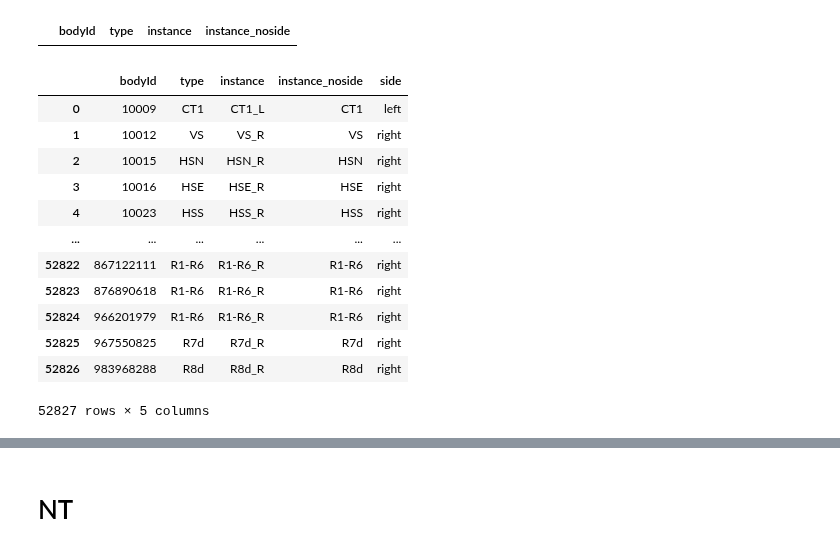
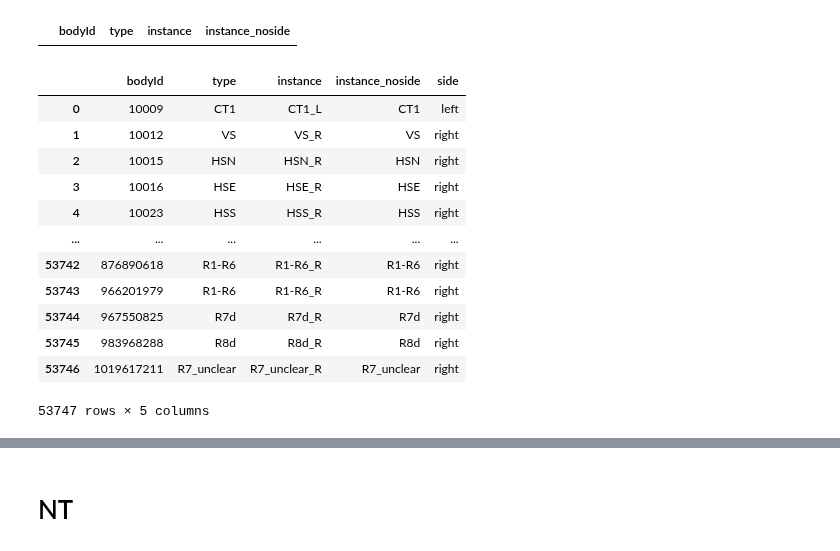
Before and after one commit to YijieYin/connectome_data_prep, a Jupyter notebook: maleCNS/adult_prepare_neuprint_optic_neuron.ipynb, the cells around one changed output, grey strips where cells are left out. Saved outputs shown, nothing was run; the diff lists cells and outputs as text; code cells hidden in the pictures.

```diff
--- a/maleCNS/adult_prepare_neuprint_optic_neuron.ipynb
+++ b/maleCNS/adult_prepare_neuprint_optic_neuron.ipynb
@@ -17,4 +18,7 @@ from neuprint import (
 c = Client("neuprint.janelia.org", dataset="optic-lobe:v1.1")
 # %% [markdown]
 # getting data
+# %%
+# connectivity between all neurons
+neuron_df, conn_df = fetch_adjacencies(NC(type=".*"), NC(type=".*"))
 # %%
@@ -800,26 +143,24 @@ neuron_df[neuron_df.type != neuron_df.instance_noside]
 # %%
 # seems like we can just use the type column
 # and use the instance for side
 neuron_df.loc[:, "side"] = neuron_df["instance"].str[-1]
 # replace 'L' with 'left' and 'R' with 'right'
-neuron_df.loc[:, "side"] = neuron_df["side"].replace(
-    {"L": "left", "R": "right"}
-)
+neuron_df.loc[:, "side"] = neuron_df["side"].replace({"L": "left", "R": "right"})
 neuron_df
 # %% [output]
 |  | bodyId | type | instance | instance_noside | side |
 | 0 | 10009 | CT1 | CT1_L | CT1 | left |
 | 1 | 10012 | VS | VS_R | VS | right |
 | 2 | 10015 | HSN | HSN_R | HSN | right |
 | 3 | 10016 | HSE | HSE_R | HSE | right |
 | 4 | 10023 | HSS | HSS_R | HSS | right |
 | ... | ... | ... | ... | ... | ... |
-| 52822 | 867122111 | R1-R6 | R1-R6_R | R1-R6 | right |
-| 52823 | 876890618 | R1-R6 | R1-R6_R | R1-R6 | right |
-| 52824 | 966201979 | R1-R6 | R1-R6_R | R1-R6 | right |
-| 52825 | 967550825 | R7d | R7d_R | R7d | right |
-| 52826 | 983968288 | R8d | R8d_R | R8d | right |
+| 53742 | 876890618 | R1-R6 | R1-R6_R | R1-R6 | right |
+| 53743 | 966201979 | R1-R6 | R1-R6_R | R1-R6 | right |
+| 53744 | 967550825 | R7d | R7d_R | R7d | right |
+| 53745 | 983968288 | R8d | R8d_R | R8d | right |
+| 53746 | 1019617211 | R7_unclear | R7_unclear_R | R7_unclear | right |
-52827 rows × 5 columns
+53747 rows × 5 columns
 # %%
 neuron_df.type.value_counts()
 # %% [output]
```
Also changed, not shown: parts of 23 cells of this notebook, 4 other files.
